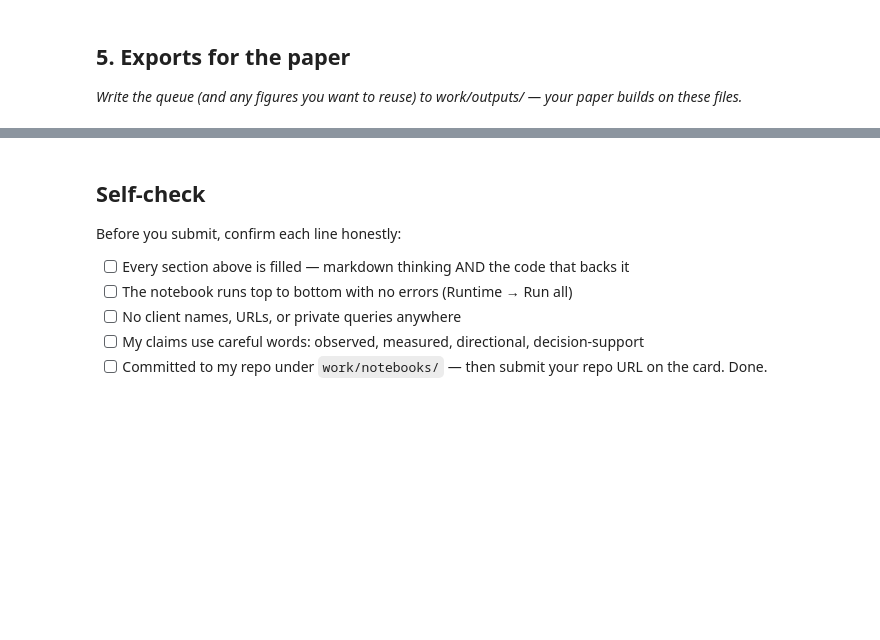
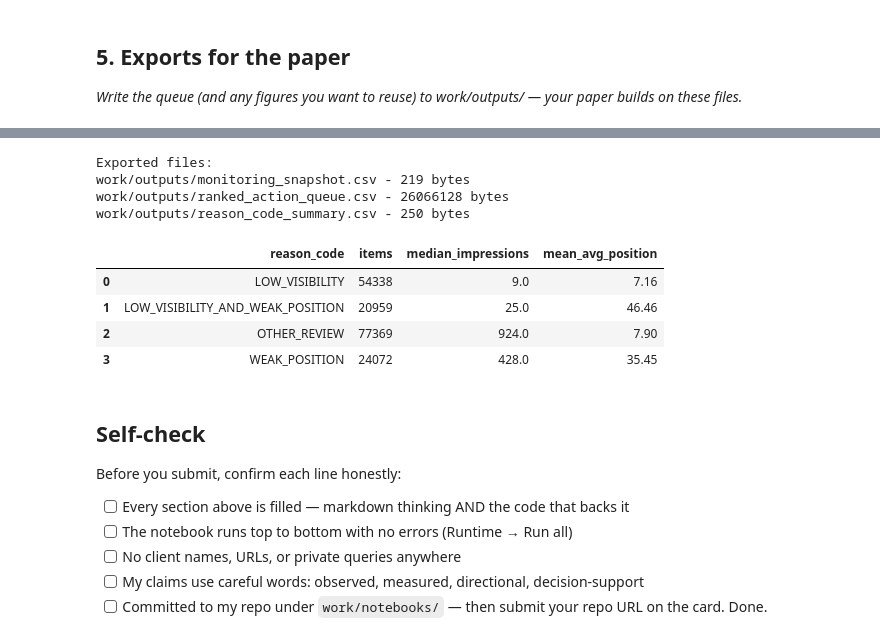
Before and after one commit to anjds22/flyrank-ml-internship, a Jupyter notebook: work/notebooks/w07_action_playbook.ipynb, the cells around one changed output, grey strips where cells are left out. Saved outputs shown, nothing was run; the diff lists cells and outputs as text; code cells hidden in the pictures; blank space fills up the shorter version.

```diff
--- a/work/notebooks/w07_action_playbook.ipynb
+++ b/work/notebooks/w07_action_playbook.ipynb
@@ -36,0 +168,13 @@ This skeleton is yours to fill. Work the sections **in order** — each one has
+# %%
+# Record a simple monitoring snapshot of the current queue.
+monitoring_snapshot = pd.DataFrame([{
+    "snapshot_month": "2026-03",
+    "queue_rows": len(queue),
+    "median_impressions": queue["impressions"].median(),
+    "mean_impressions": queue["impressions"].mean(),
+    "median_avg_position": queue["avg_position"].median(),
+    "low_visibility_share": queue["low_visibility"].mean(),
+    "weak_position_share": queue["weak_position"].mean(),
+}])
+
+display(monitoring_snapshot.round(3))
@@ -44,3 +194,37 @@ This skeleton is yours to fill. Work the sections **in order** — each one has
+# %%
+# Export the queue and aggregate summaries for the research paper.
+output_dir = Path("work/outputs")
+output_dir.mkdir(parents=True, exist_ok=True)
+
+# Keep hashed IDs in the private working export, not in the public paper.
+queue.to_csv(output_dir / "ranked_action_queue.csv", index=False)
+monitoring_snapshot.to_csv(output_dir / "monitoring_snapshot.csv", index=False)
+
+reason_summary = (
+    queue.groupby("reason_code", as_index=False)
+    .agg(
+        items=("reason_code", "size"),
+        median_impressions=("impressions", "median"),
+        mean_avg_position=("avg_position", "mean"),
+    )
+)
+reason_summary.to_csv(output_dir / "reason_code_summary.csv", index=False)
+
+print("Exported files:")
+for path in sorted(output_dir.glob("*.csv")):
+    print(path, "-", path.stat().st_size, "bytes")
+
+display(reason_summary.round(2))
+# %% [output]
+Exported files:
+work/outputs/monitoring_snapshot.csv - 219 bytes
+work/outputs/ranked_action_queue.csv - 26066128 bytes
+work/outputs/reason_code_summary.csv - 250 bytes
+|  | reason_code | items | median_impressions | mean_avg_position |
+| 0 | LOW_VISIBILITY | 54338 | 9.0 | 7.16 |
+| 1 | LOW_VISIBILITY_AND_WEAK_POSITION | 20959 | 25.0 | 46.46 |
+| 2 | OTHER_REVIEW | 77369 | 924.0 | 7.90 |
+| 3 | WEAK_POSITION | 24072 | 428.0 | 35.45 |
 # %% [markdown]
 ## Self-check
 
```
Also changed, not shown: parts of 14 cells of this notebook.
